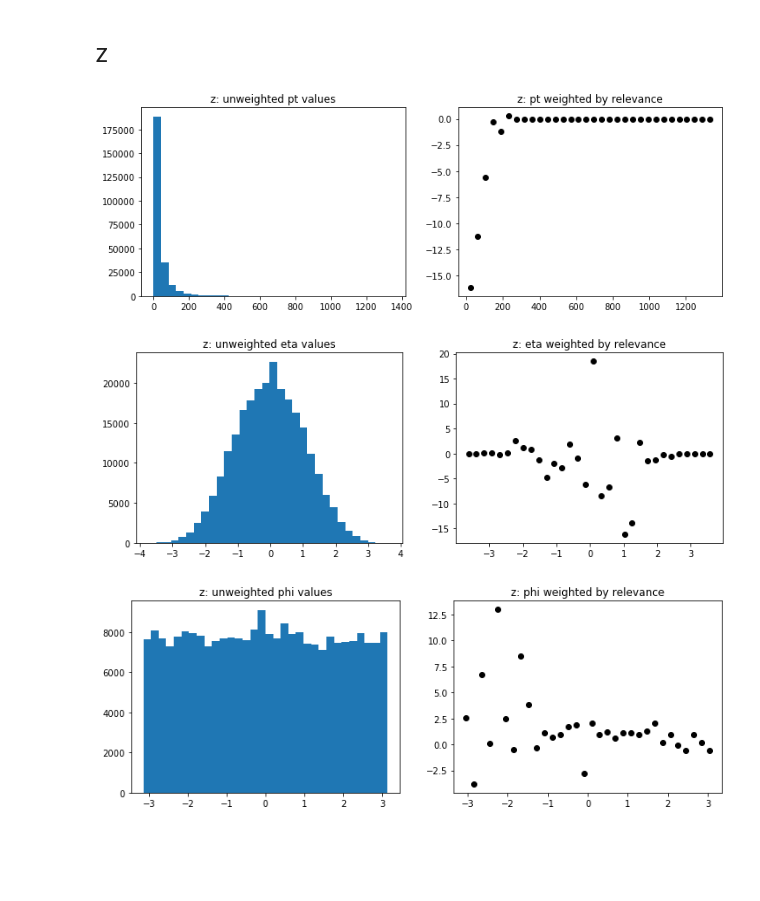
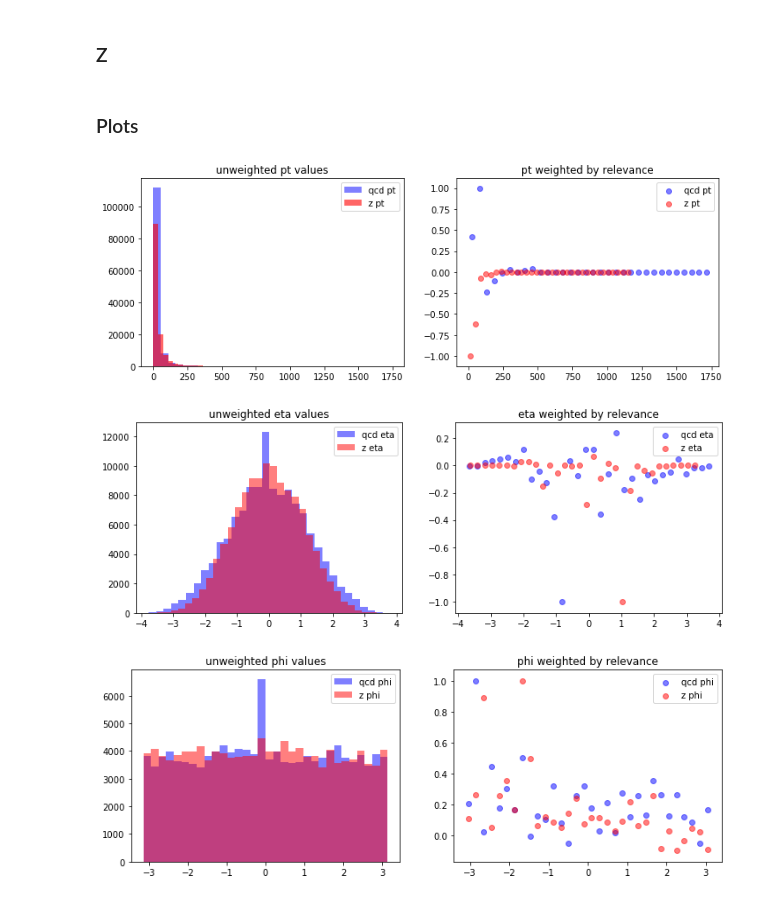
Before and after one commit to brmannix/ML-project, a Jupyter notebook: RNN Analysis.ipynb, the cells around one changed output. Drawn from its saved outputs; the diff is of its cells as text; code cells hidden in the pictures; blank space fills up the shorter version.

```diff
--- a/RNN Analysis.ipynb
+++ b/RNN Analysis.ipynb
@@ -226,7 +226,7 @@ plt.show()
 # %% [markdown]
 ### QCD
 # %%
-analysis_qcd = lrp_analyzer.analyze([qcd_vec[::4],qcd_tau[::4],qcd_mult[::4]])
+analysis_qcd = lrp_analyzer.analyze([qcd_vec[::8],qcd_tau[::8],qcd_mult[::8]])
 # %%
 pt_analysis_qcd = analysis_qcd[0][:,:,0].flatten()
 eta_analysis_qcd = analysis_qcd[0][:,:,1].flatten()
@@ -234,11 +234,11 @@ phi_analysis_qcd = analysis_qcd[0][:,:,2].flatten()
 tau_analysis_qcd = analysis_qcd[1].flatten()
 mult_analysis_qcd = analysis_qcd[2].flatten()
 
-w_pt_qcd,  edges_pt_qcd = np.histogram(qcd_vec[::4][:,:,0].flatten(), weights = pt_analysis_qcd, bins = 32)
-w_eta_qcd,  edges_eta_qcd = np.histogram(qcd_vec[::4][:,:,1].flatten(), weights = eta_analysis_qcd, bins = 32)
-w_phi_qcd,   edges_phi_qcd = np.histogram(qcd_vec[::4][:,:,2].flatten(), weights = phi_analysis_qcd, bins = 32)
-w_tau_qcd,  edges_tau_qcd = np.histogram(qcd_tau[::4], weights = tau_analysis_qcd, bins = 32)
-w_mult_qcd,  edges_mult_qcd = np.histogram(qcd_mult[::4], weights = mult_analysis_qcd, bins = 32)
+w_pt_qcd,  edges_pt_qcd = np.histogram(qcd_vec[::8][:,:,0].flatten(), weights = pt_analysis_qcd, bins = 32)
+w_eta_qcd,  edges_eta_qcd = np.histogram(qcd_vec[::8][:,:,1].flatten(), weights = eta_analysis_qcd, bins = 32)
+w_phi_qcd,   edges_phi_qcd = np.histogram(qcd_vec[::8][:,:,2].flatten(), weights = phi_analysis_qcd, bins = 32)
+w_tau_qcd,  edges_tau_qcd = np.histogram(qcd_tau[::8], weights = tau_analysis_qcd, bins = 32)
+w_mult_qcd,  edges_mult_qcd = np.histogram(qcd_mult[::8], weights = mult_analysis_qcd, bins = 32)
 
 edges_qcd = np.concatenate((edges_pt_qcd, edges_eta_qcd, edges_phi_qcd, edges_tau_qcd, edges_mult_qcd), axis=0)
 edges_qcd = edges_qcd.reshape(5,33)
@@ -312,3 +255,5 @@ analysis_z = lrp_analyzer.analyze([zvec[::4],ztaus[::4],zmults[::4]])
+# %%
+analysis_z = lrp_analyzer.analyze([zvec[::8],ztau[::8],zmult[::8]])
 # %%
 pt_analysis_z = analysis_z[0][:,:,0].flatten()
 eta_analysis_z = analysis_z[0][:,:,1].flatten()
@@ -316,11 +261,11 @@ phi_analysis_z = analysis_z[0][:,:,2].flatten()
 tau_analysis_z = analysis_z[1].flatten()
 mult_analysis_z = analysis_z[2].flatten()
 
-w_pt_z,  edges_pt_z = np.histogram(zvec[::4][:,:,0].flatten(), weights = pt_analysis_z, bins = 32)
-w_eta_z,  edges_eta_z = np.histogram(zvec[::4][:,:,1].flatten(), weights = eta_analysis_z, bins = 32)
-w_phi_z,   edges_phi_z = np.histogram(zvec[::4][:,:,2].flatten(), weights = phi_analysis_z, bins = 32)
-w_tau_z,  edges_tau_z = np.histogram(ztau[::4], weights = tau_analysis_z, bins = 32)
-w_mult_z,  edges_mult_z = np.histogram(zmult[::4], weights = mult_analysis_z, bins = 32)
+w_pt_z,  edges_pt_z = np.histogram(zvec[::8][:,:,0].flatten(), weights = pt_analysis_z, bins = 32)
+w_eta_z,  edges_eta_z = np.histogram(zvec[::8][:,:,1].flatten(), weights = eta_analysis_z, bins = 32)
+w_phi_z,   edges_phi_z = np.histogram(zvec[::8][:,:,2].flatten(), weights = phi_analysis_z, bins = 32)
+w_tau_z,  edges_tau_z = np.histogram(ztau[::8], weights = tau_analysis_z, bins = 32)
+w_mult_z,  edges_mult_z = np.histogram(zmult[::8], weights = mult_analysis_z, bins = 32)
 
 edges_z = np.concatenate((edges_pt_z, edges_eta_z, edges_phi_z, edges_tau_z, edges_mult_z), axis=0)
 edges_z = edges_z.reshape(5,33)
@@ -328,39 +273,53 @@ edges_z = edges_z.reshape(5,33)
 half_bin_z = (edges_z[:,1]-edges_z[:,0])/2
 half_bin_z = half_bin_z.reshape(5,1)
 x_z = edges_z[:,0:-1]+half_bin_z
+# %% [markdown]
+### Plots
 # %%
 plt.figure(figsize = (12,4))
 plt.subplot(1,2,1)
-plt.hist(zvec[::4][:,:,0].flatten(), bins = 32)
-plt.title("z: unweighted pt values")
+plt.hist(qcd_vec[::8][:,:,0].flatten(), bins = 32, alpha = 0.5, color = "blue", label = "qcd pt")
+plt.hist(zvec[::8][:,:,0].flatten(), bins = 32, alpha = 0.6, color = "red", label ="z pt")
+plt.legend()
+plt.title("unweighted pt values")
 plt.subplot(1,2,2)
-plt.scatter(x_z[0], w_pt_z, c = '0', label = 'weighted by pt rel')
-plt.title("z: pt weighted by relevance")
+plt.scatter(x_qcd[0], w_pt_qcd / np.amax(np.abs(w_pt_qcd)), c = 'blue', alpha = 0.5, label = 'qcd pt')
+plt.scatter(x_z[0], w_pt_z / np.amax(np.abs(w_pt_z)), c = 'red', alpha = 0.5,label = 'z pt')
+plt.legend()
+plt.title( "pt weighted by relevance")
 plt.show()
 # %% [output]
-[figure, old version]
+[figure, new version]
 # %%
 plt.figure(figsize = (12,4))
 plt.subplot(1,2,1)
-plt.hist(zvec[::4][:,:,1].flatten(), bins = 32)
-plt.title("z: unweighted eta values")
+plt.hist(qcd_vec[::8][:,:,1].flatten(), bins = 32, alpha = 0.5,  color = "blue", label = "qcd eta")
+plt.hist(zvec[::8][:,:,1].flatten(), bins = 32, alpha = 0.5, color = "red", label = "z eta")
+plt.legend()
+plt.title("unweighted eta values")
 plt.subplot(1,2,2)
-plt.scatter(x_z[1], w_eta_z, c = '0', label = 'weighted by eta rel')
-plt.title("z: eta weighted by relevance")
+plt.scatter(x_qcd[1], w_eta_qcd / np.amax(np.abs(w_eta_qcd)), alpha = 0.5, c = 'blue', label = 'qcd eta')
+plt.scatter(x_z[1], w_eta_z / np.amax(np.abs(w_eta_z)), alpha = 0.5, c = 'red', label = 'z eta')
+plt.legend()
+plt.title("eta weighted by relevance")
 plt.show()
 # %% [output]
-[figure, old version]
+[figure, new version]
 # %%
 plt.figure(figsize = (12,4))
 plt.subplot(1,2,1)
-plt.hist(zvec[::4][:,:,2].flatten(), bins = 32)
-plt.title("z: unweighted phi values")
+plt.hist(qcd_vec[::8][:,:,2].flatten(), bins = 32, alpha = 0.5 , color = "blue", label = "qcd phi")
+plt.hist(zvec[::8][:,:,2].flatten(), bins = 32, alpha = 0.5 , color = "red", label = "z phi")
+plt.legend()
+plt.title("unweighted phi values")
 plt.subplot(1,2,2)
-plt.scatter(x_z[2], w_phi_z, c = '0', label = 'weighted by phi rel')
-plt.title("z: phi weighted by relevance")
+plt.scatter(x_qcd[2], w_phi_qcd / np.amax(np.abs(w_phi_qcd)), alpha = 0.5, c = 'blue', label = 'qcd phi')
+plt.scatter(x_z[2], w_phi_z / np.amax(np.abs(w_phi_z)), alpha = 0.5, c = 'red', label = 'z phi')
+plt.legend()
+plt.title("phi weighted by relevance")
 plt.show()
 # %% [output]
-[figure, old version]
+[figure, new version]
 # %%
 plt.figure(figsize = (12,4))
 plt.subplot(1,2,1)
```
Also changed, not shown: parts of 10 cells of this notebook.
